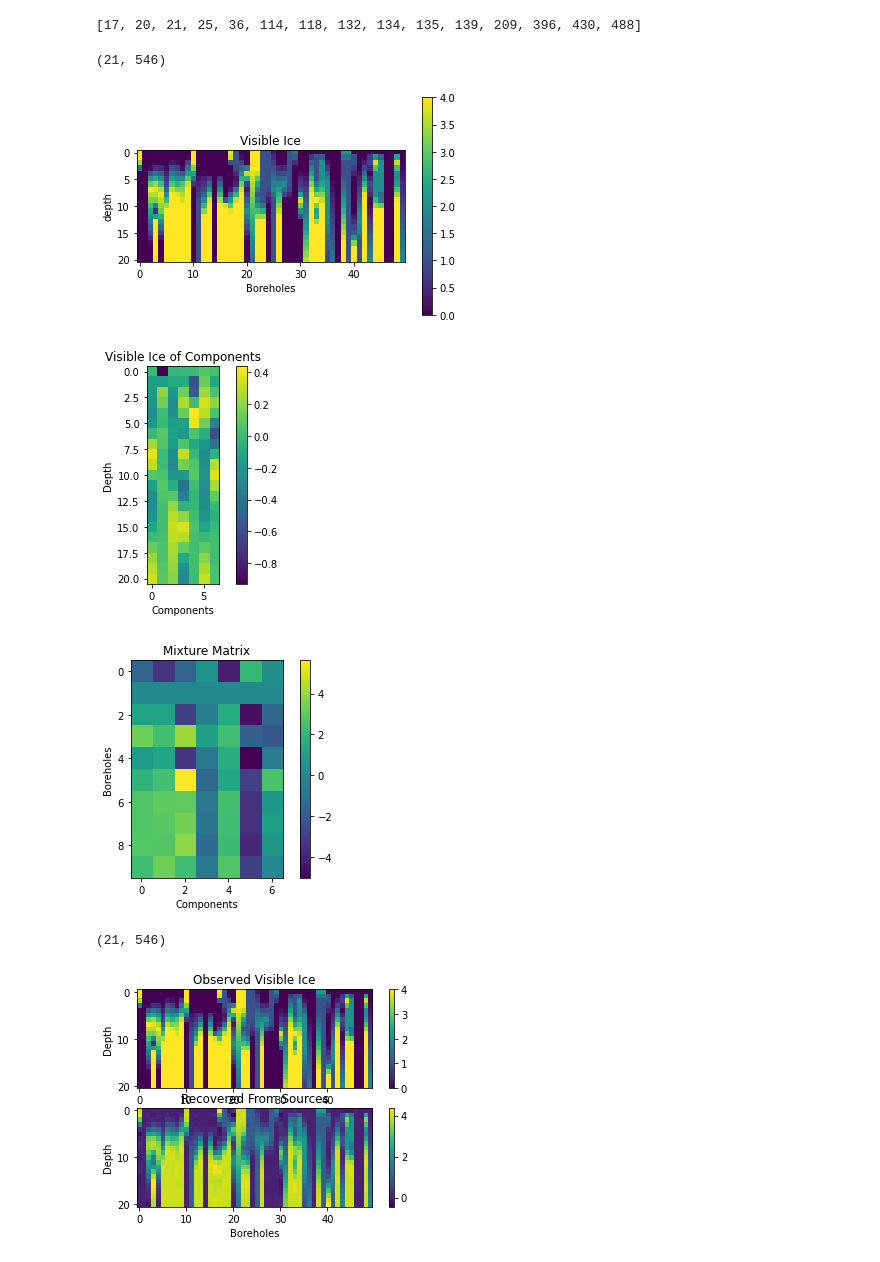
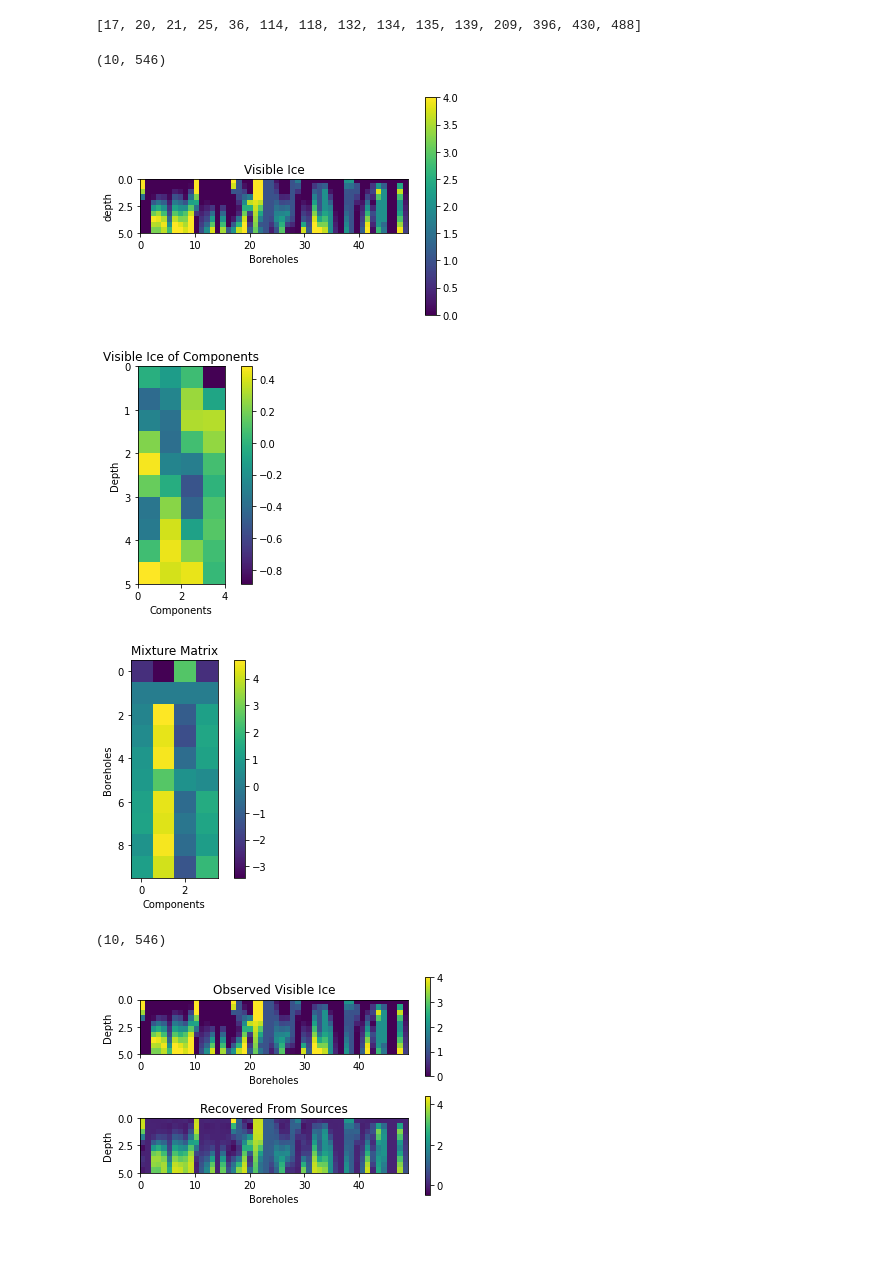
Before and after one commit to bqianz/film, a Jupyter notebook: components.ipynb, the cells around one changed output. Saved outputs shown, nothing was run; the diff lists cells and outputs as text; code cells hidden in the pictures.

```diff
--- a/components.ipynb
+++ b/components.ipynb
@@ -84,8 +71,11 @@ Categories (5, object): ['No visible ice' < 'Low' < 'Medium to high' < 'High' <
 Name: visible_ice, Length: 2716, dtype: category
 Categories (5, object): ['No visible ice' < 'Low' < 'Medium to high' < 'High' < 'Pure ice']
 # %%
-n_depth = 21
-depth_grid = np.linspace(0,10, n_depth)
+# n_depth = 11
+# depth_grid = np.linspace(0,5, n_depth)
+depth_grid = np.arange(0,5,0.5)
+n_depth = len(depth_grid)
+
 n_bh = df['borehole'].nunique()
 input = np.zeros([n_depth, n_bh])
 print("number of boreholes = {}".format(n_bh))
@@ -98,3 +88,14 @@ df[df['borehole'] == '0170-1-10']
 | 1 | 69.16162 | -133.08682 | 2012-03-21T00:00:00Z | 0170-1-10 | 0.85 | 1 | NaN | Pure ice | ICE | ... |
 | 2 | 69.16162 | -133.08682 | 2012-03-21T00:00:00Z | 0170-1-10 | 1.90 | 1 | Nf | No visible ice | SW-SM | ... |
 | 3 | 69.16162 | -133.08682 | 2012-03-21T00:00:00Z | 0170-1-10 | 5.40 | 1 | Nf | No visible ice | GW-GM | ... |
+# %%
+unique_boreholes = df['borehole'].unique()
+n_bh = len(unique_boreholes)
+max_depths = np.empty(n_bh)
+
+for i, bh in enumerate(unique_boreholes):
+    maxd = np.max(df[df['borehole'] == bh]['depth'])
+#     if maxd < 5:
+#         df = df.drop(df.index[df['borehole'] == bh])
+
+    max_depths[i] = maxd
@@ -117,32 +130,42 @@ input = np.delete(input, single_entries, axis=1)
 # %%
 input.shape
 # %% [output]
-(21, 546)
+(10, 546)
 # %%
 input[input < 0] = 0
 input[input > 4] = 4
 # %%
-plt.imshow(input[:, 0:50])
+n_max_bh = 50
+plt.imshow(input[:, 0:n_max_bh], interpolation = 'none', extent=[0,n_max_bh-1, 5, 0])
+ax = plt.gca()
+ax.set_aspect(2)
+
 plt.colorbar()
 plt.title("Visible Ice")
 plt.xlabel("Boreholes")
 plt.ylabel('depth')
+
 plt.show()
 # %% [output]
-[figure, old version]
+[figure, new version]
+# %%
+n_components = 4
 # %%
-transformer = FastICA(n_components=7, random_state=0)
+transformer = FastICA(n_components=n_components, random_state=0, max_iter= 200)
 # %%
 sources = transformer.fit_transform(input)
 # %%
-plt.imshow(sources)
+plt.imshow(sources, interpolation = 'none', extent=[0, sources.shape[1], 5, 0])
+ax = plt.gca()
+ax.set_aspect(2)
 plt.colorbar()
 plt.title("Visible Ice of Components")
 plt.xlabel("Components")
 plt.ylabel('Depth')
+plt.savefig('components_analysis/components_n{}.png'.format(n_components))
 plt.show()
 # %% [output]
-[figure, old version]
+[figure, new version]
 # %%
 mix = transformer.mixing_
 # mix is n_bh x n_components
@@ -152,34 +175,43 @@ plt.colorbar()
 plt.title("Mixture Matrix")
 plt.xlabel("Components")
 plt.ylabel('Boreholes')
+plt.savefig('components_analysis/mixture_n{}.png'.format(n_components))
 plt.show()
 # %% [output]
-[figure, old version]
+[figure, new version]
 # %%
 recovered_mixture = transformer.inverse_transform(sources)
 # %%
 recovered_mixture.shape
 # %% [output]
-(21, 546)
+(10, 546)
 # %%
+n_max_bh = 50
+
 plt.figure()
 plt.subplot(211)
-plt.imshow(input[:, 0:50])
+plt.imshow(input[:, 0:n_max_bh], interpolation = 'none', extent=[0,n_max_bh-1, 5, 0])
+ax = plt.gca()
+ax.set_aspect(2)
+
 plt.colorbar()
 plt.title("Observed Visible Ice")
 plt.xlabel("Boreholes")
 plt.ylabel('Depth')
 
 plt.subplot(212)
-plt.imshow(recovered_mixture[:, 0:50])
+plt.imshow(recovered_mixture[:, 0:n_max_bh], interpolation = 'none', extent=[0,n_max_bh-1, 5, 0])
+ax = plt.gca()
+ax.set_aspect(2)
 plt.colorbar()
 plt.title("Recovered From Sources")
 plt.xlabel("Boreholes")
 plt.ylabel('Depth')
 
+plt.savefig('components_analysis/comparison_n{}.png'.format(n_components))
 plt.show()
 # %% [output]
-[figure, old version]
+[figure, new version]
 # %%
 diff = input - recovered_mixture
 # %%
```
Also changed, not shown: parts of 18 cells of this notebook.
